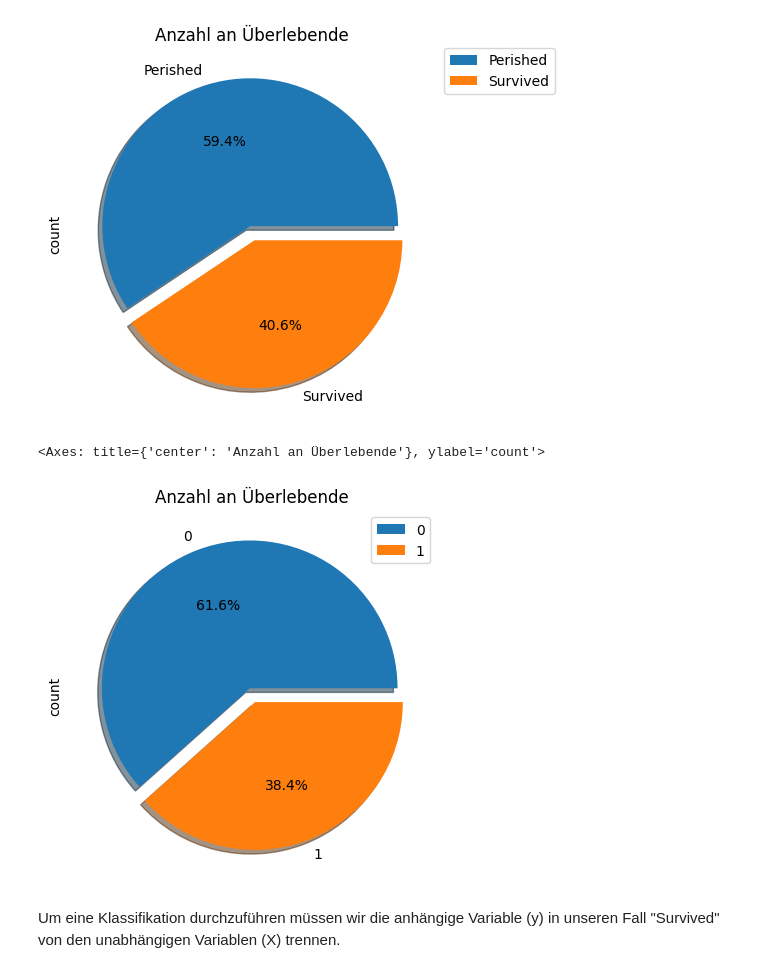
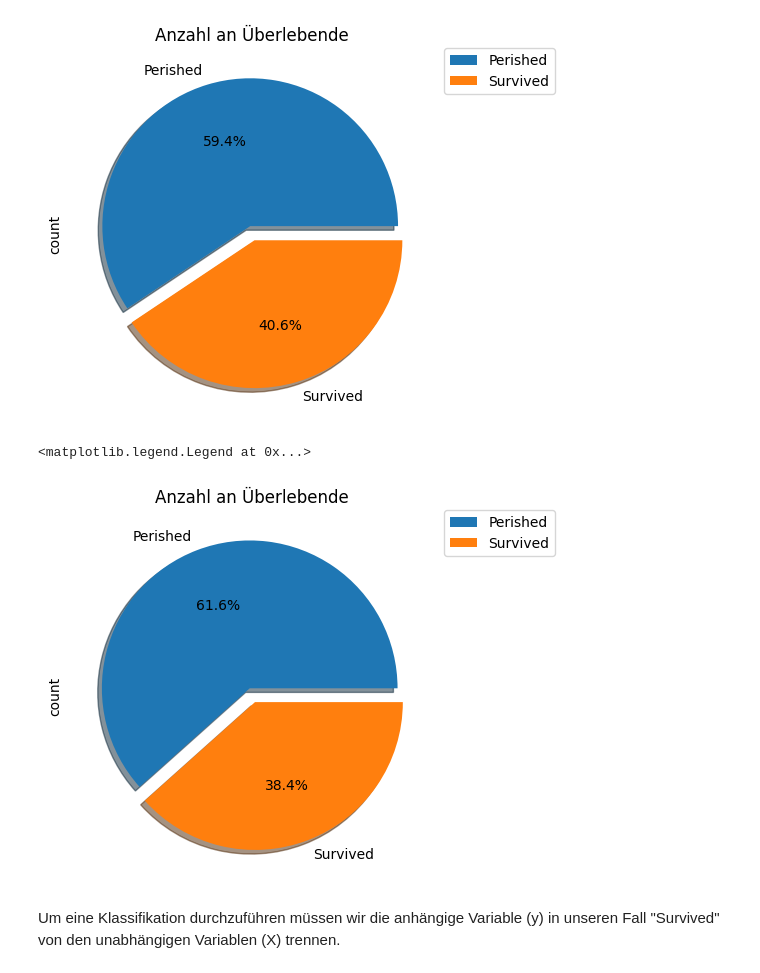
Before and after one commit to RiccardoDAndrea/Python-Crashkurs, a Jupyter notebook: Python_Log.ipynb, the cells around one changed output. Drawn from its saved outputs; the diff is of its cells as text; code cells hidden in the pictures.

```diff
--- a/Python_Log.ipynb
+++ b/Python_Log.ipynb
@@ -462,14 +462,17 @@ ax.legend(bbox_to_anchor=(1, 1.02), loc='upper left')
 <matplotlib.legend.Legend at 0x...>
 [figure]
 # %%
-df_for_piePlot.value_counts().plot(kind="pie",
+labels = ['Perished', 'Survived']
+ax_pie = df_for_piePlot.value_counts().plot(kind="pie",
                autopct='%1.1f%%',
                shadow=True,
                explode=[0.05, 0.05],
+               labels=labels,
                legend=True, title='Anzahl an Überlebende')
+ax_pie.legend(bbox_to_anchor=(1, 1.02), loc='upper left')
 # %% [output]
-<Axes: title={'center': 'Anzahl an Überlebende'}, ylabel='count'>
+<matplotlib.legend.Legend at 0x...>
-[figure, old version]
+[figure, new version]
 # %% [markdown]
 Um eine Klassifikation durchzuführen müssen wir die anhängige Variable (y) in unseren Fall "Survived" von den unabhängigen Variablen (X) trennen.
 # %%
```
Also changed, not shown: parts of 2 cells of this notebook, 2 other files.
